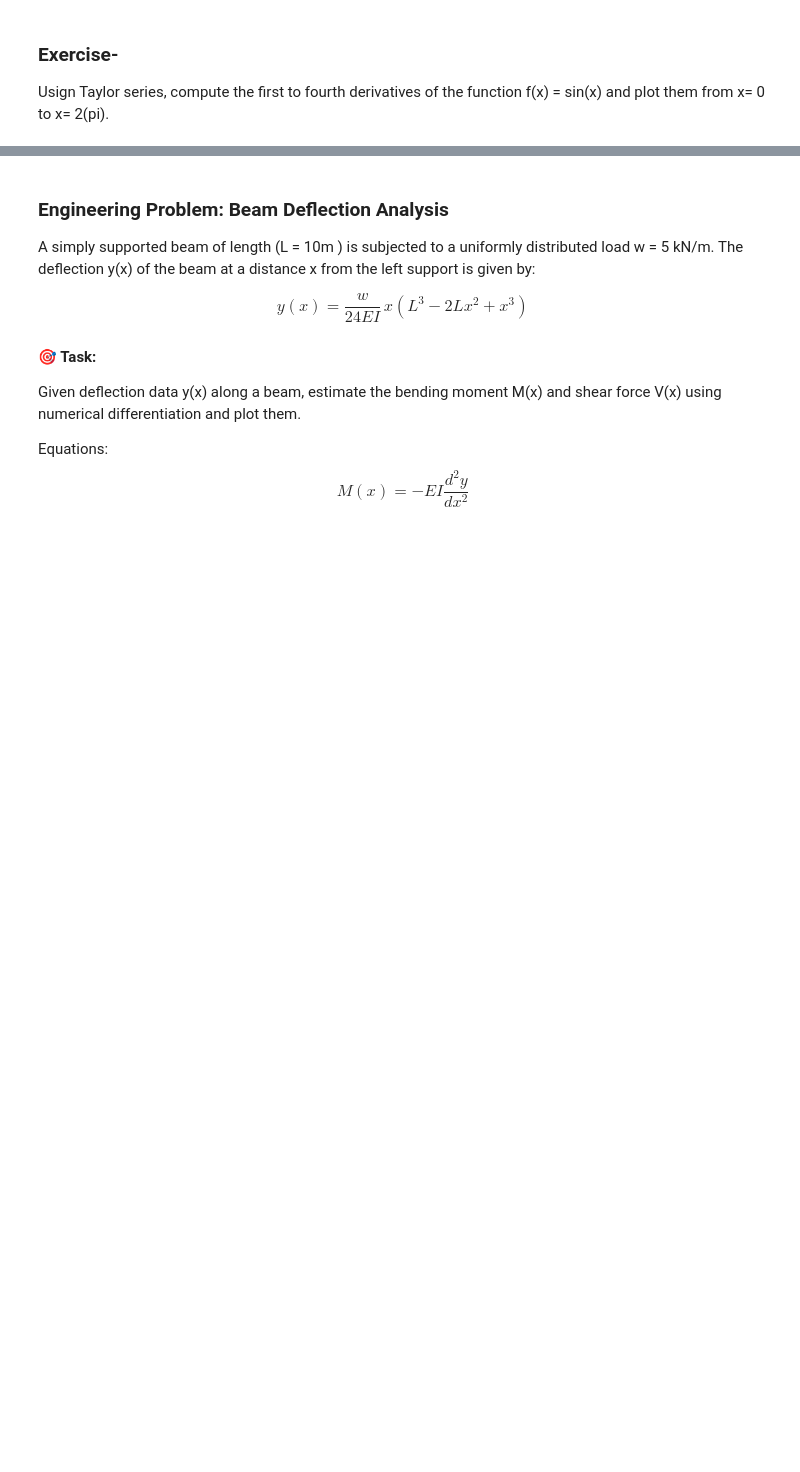
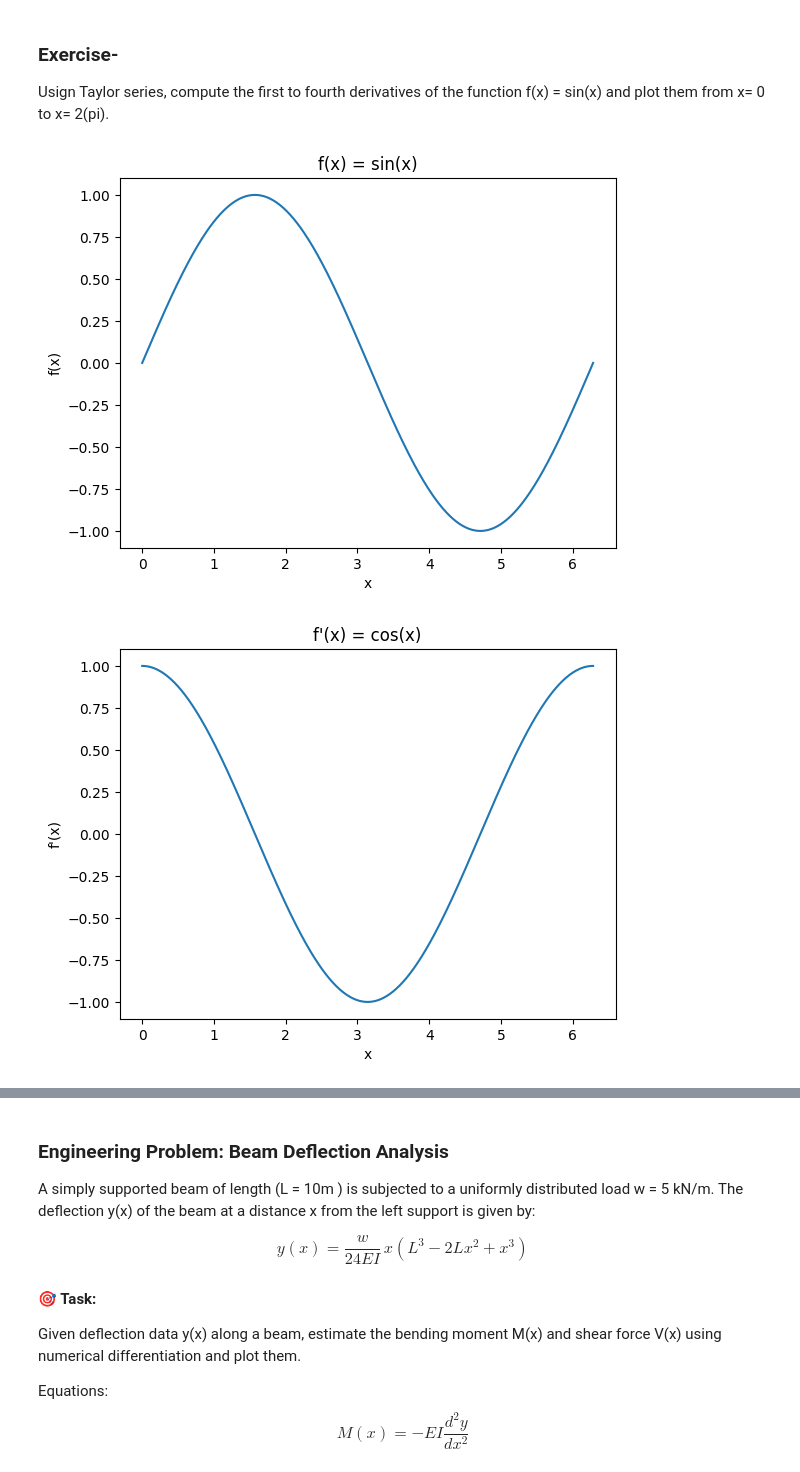
Before and after one commit to sshashkina/Engineering-Methods, a Jupyter notebook: Lecture 10_Interpolation_Differentiation.ipynb, the cells around one changed output, grey strips where cells are left out. Cells and saved outputs as stored; diff of their text form; code cells hidden in the pictures; blank space fills up the shorter version.

```diff
--- a/Lecture 10_Interpolation_Differentiation.ipynb
+++ b/Lecture 10_Interpolation_Differentiation.ipynb
@@ -44,3 +80,55 @@ Implement numerical differentiation formulas for higher-order derivatives using
 Usign Taylor series, compute the first to fourth derivatives of the function f(x) = sin(x) and plot them from x= 0 to x= 2(pi).
 # %%
 # Your code here
+import numpy as np
+import matplotlib.pyplot as plt
+
+# Define x range
+x = np.linspace(0, 2*np.pi, 400)
+
+# Original function and its first four derivatives using Taylor knowledge
+f0 = np.sin(x)        # f(x)
+f1 = np.cos(x)        # f'(x)
+f2 = -np.sin(x)       # f''(x)
+f3 = -np.cos(x)       # f'''(x)
+f4 = np.sin(x)        # f''''(x)
+
+# Plot each derivative separately (one plot per instructions)
+
+plt.figure()
+plt.plot(x, f0)
+plt.title("f(x) = sin(x)")
+plt.xlabel("x")
+plt.ylabel("f(x)")
+plt.show()
+
+plt.figure()
+plt.plot(x, f1)
+plt.title("f'(x) = cos(x)")
+plt.xlabel("x")
+plt.ylabel("f'(x)")
+plt.show()
+
+plt.figure()
+plt.plot(x, f2)
+plt.title("f''(x) = -sin(x)")
+plt.xlabel("x")
+plt.ylabel("f''(x)")
+plt.show()
+
+plt.figure()
+plt.plot(x, f3)
+plt.title("f'''(x) = -cos(x)")
+plt.xlabel("x")
+plt.ylabel("f'''(x)")
+plt.show()
+
+plt.figure()
+plt.plot(x, f4)
+plt.title("f''''(x) = sin(x)")
+plt.xlabel("x")
+plt.ylabel("f''''(x)")
+plt.show()
+# %% [output]
+[figure, added]
+[figure, added]
```
Also changed, not shown: parts of 3 cells of this notebook.
